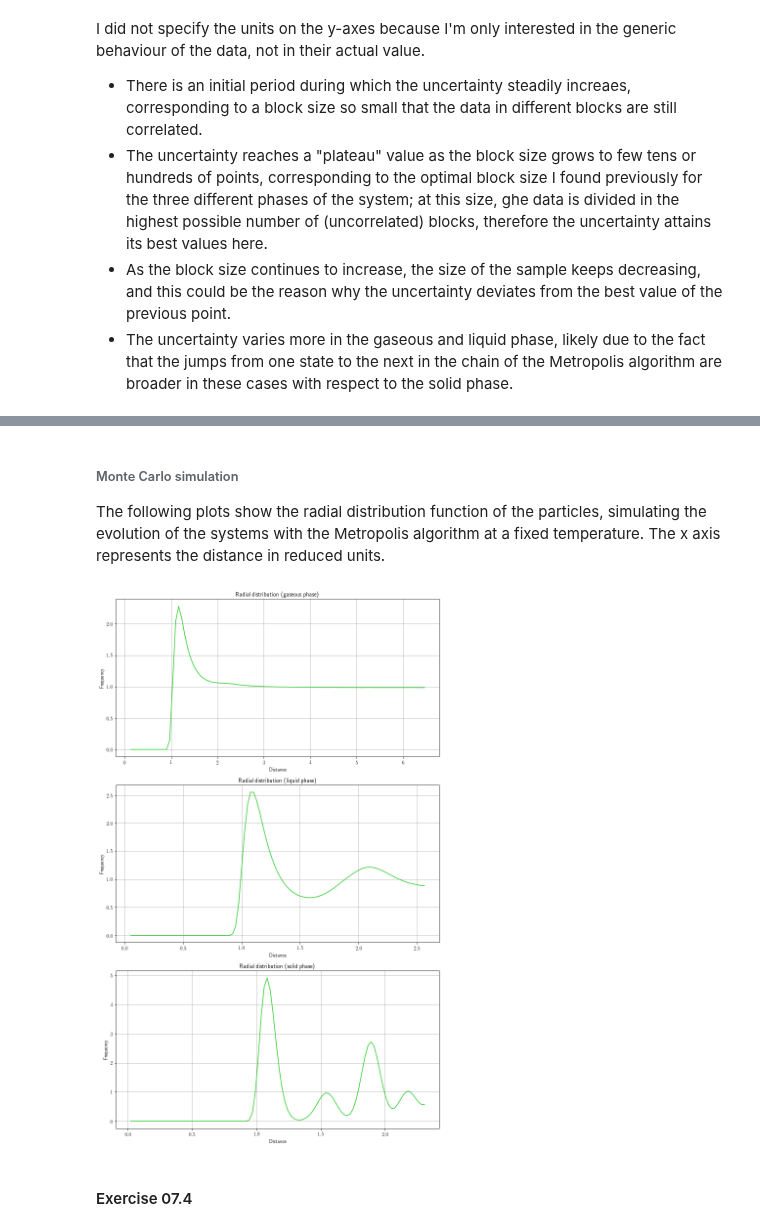
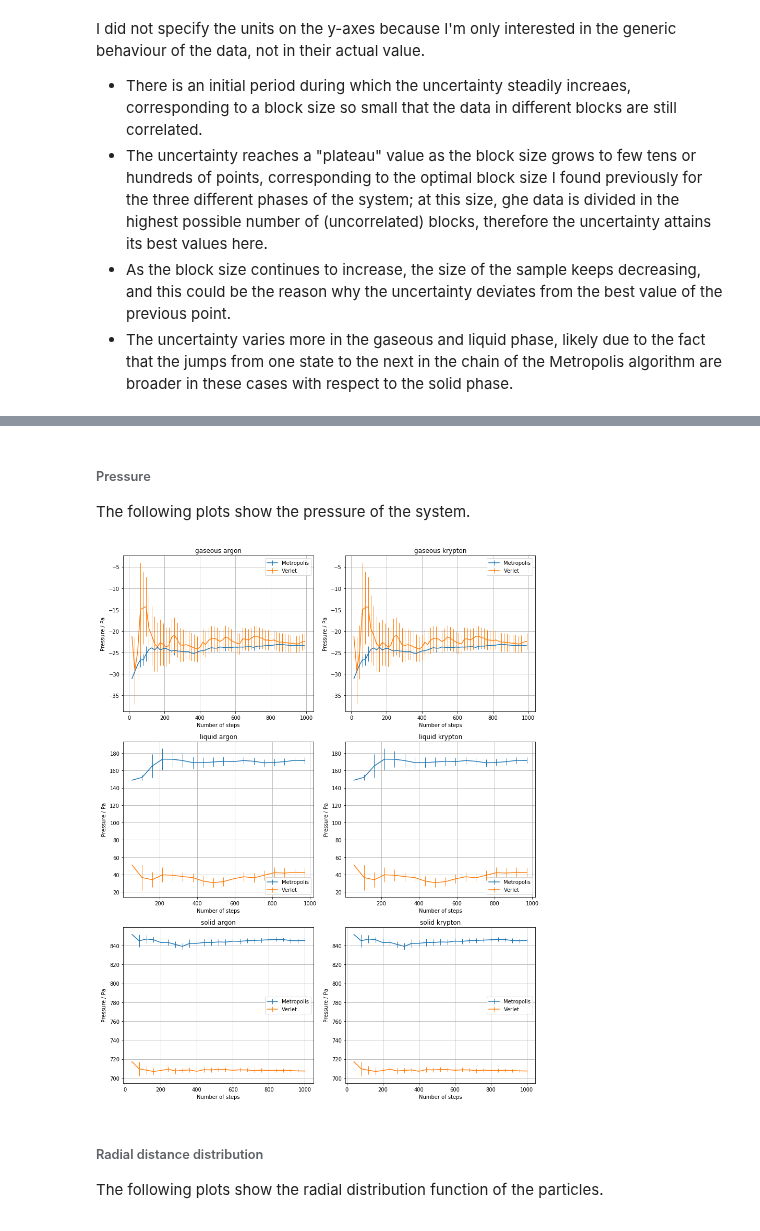
Before and after one commit to phaerrax/lab-simulazione-numerica, a Jupyter notebook: exercise07/exercise07.ipynb, the cells around one changed output, grey strips where cells are left out. Cells and saved outputs as stored; diff of their text form; code cells hidden in the pictures.

```diff
--- a/exercise07/exercise07.ipynb
+++ b/exercise07/exercise07.ipynb
@@ -227,23 +293,48 @@ prefix = "exercise07-2/"
+# %% [markdown]
+###### Pressure
+The following plots show the pressure of the system.
+# %%
+fig, axes = plt.subplots(nrows = 3, ncols = 2, figsize = (2 * 6, 3 * 5))
+axes = axes.flatten()
+filename = "pressure"
+
+for (p_count, phase) in enumerate(phases):
+    for (e_count, element) in enumerate(elements):
+        SI_unit = energy[element] * length[element]**(-3)
+        axes[2 * p_count + e_count].set_title(phase + " " + element)
+        axes[2 * p_count + e_count].set_xlabel("Number of steps")
+        axes[2 * p_count + e_count].set_ylabel(r"Pressure / $\mathrm{Pa}$")
+        steps, p_avg, p_err = np.loadtxt(
+            prefix + phase + "/" + filename + "_metropolis.dat",
+            unpack = True,
+            skiprows = 1
+        )
+        axes[2 * p_count + e_count].errorbar(
+            steps,
+            p_avg,
+            yerr = p_err,
+            elinewidth = 1,
+            label = "Metropolis"
+        )
+        steps, p_avg, p_err = np.loadtxt(
+            prefix + phase + "/" + filename + "_verlet.dat",
+            unpack = True,
+            skiprows = 1
+        )
+        axes[2 * p_count + e_count].errorbar(
+            steps,
+            p_avg,
+            yerr = p_err,
+            elinewidth = 1,
+            label = "Verlet"
+        )
+        axes[2 * p_count + e_count].grid(True)
+        axes[2 * p_count + e_count].legend()
+
+fig.tight_layout()
+plt.show()
+# %% [output]
+[figure, added]
 # %% [markdown]
-###### Monte Carlo simulation
-The following plots show the radial distribution function of the particles, simulating the evolution of the systems with the Metropolis algorithm at a fixed temperature.
-The x axis represents the distance in reduced units.
+###### Radial distance distribution
+The following plots show the radial distribution function of the particles.
-# %%
-phases = ["gaseous", "liquid", "solid"]
-fig, axes = plt.subplots(nrows = 3, ncols = 1, figsize = (10, 16))
-axes = axes.flatten()
-
-for (plot_count, phase) in enumerate(phases):
-    bins, rd_avg, rd_err = np.loadtxt(prefix + phase + "_output.gave.0", unpack = True, skiprows = 1)
-    axes[plot_count].set_title("Radial distribution (" + phase + " phase)")
-    axes[plot_count].set_xlabel('Distance')
-    axes[plot_count].set_ylabel('Frequency')
-    axes[plot_count].errorbar(bins, rd_avg, yerr = rd_err, color = "limegreen")
-    axes[plot_count].grid(True)
-
-fig.tight_layout()
-plt.show()
-# %% [output]
-[figure, removed]
-# %% [markdown]
-#### Exercise 07.4
```
Also changed, not shown: parts of 16 cells of this notebook.
